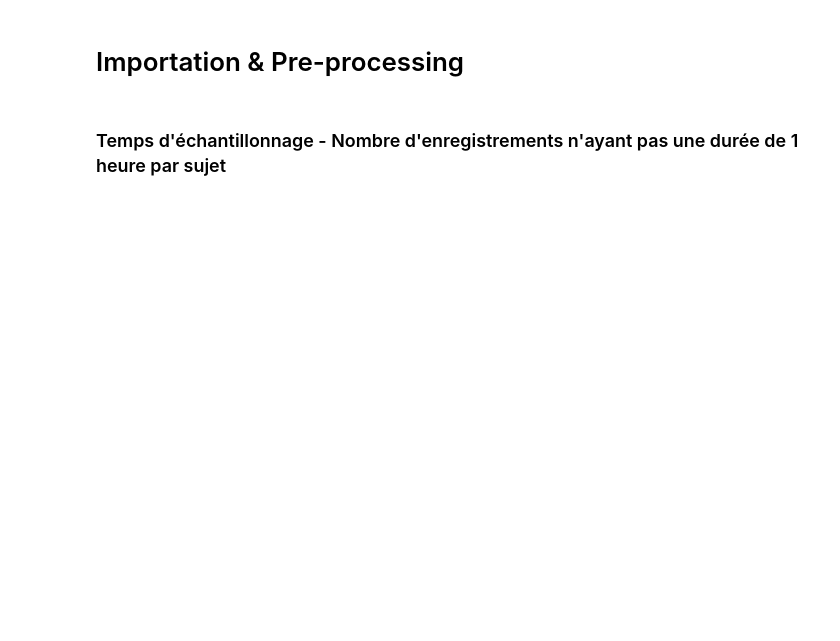
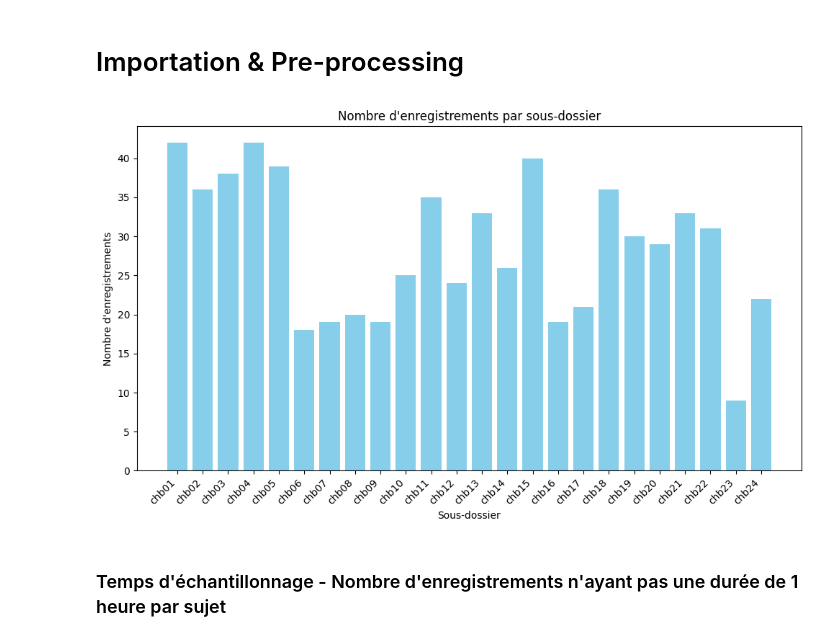
Before and after one commit to Rinkachirikiari/EEG_Seizures_Transformers-, a Jupyter notebook: Preprocessing_Training.ipynb, the cells around one changed output. Saved outputs shown, nothing was run; the diff lists cells and outputs as text; code cells hidden in the pictures; blank space fills up the shorter version.

```diff
--- a/Preprocessing_Training.ipynb
+++ b/Preprocessing_Training.ipynb
@@ -41,3 +41,18 @@ for nom_sous_dossier, donnees_mne in donnees_par_sous_dossier.items():
+# %%
+X = list(donnees_par_sous_dossier.keys())
+Y = list(len(elem) for elem in donnees_par_sous_dossier.values())
+
+# Création de l'histogramme
+plt.figure(figsize=(10, 6))
+plt.bar(X,Y, color='skyblue')
+plt.xlabel('Sous-dossier')
+plt.ylabel('Nombre d\'enregistrements')
+plt.title('Nombre d\'enregistrements par sous-dossier')
+plt.xticks(rotation=45, ha='right')  # Rotation des étiquettes sur l'axe des x pour une meilleure lisibilité
+plt.tight_layout()  # Ajustement automatique du tracé pour éviter les chevauchements
+plt.show()
+# %% [output]
+[figure, added]
 # %% [markdown]
 ### Temps d'échantillonnage - Nombre d'enregistrements n'ayant pas une durée de 1 heure par sujet
 # %%
```
Also changed, not shown: parts of 3 cells of this notebook.
